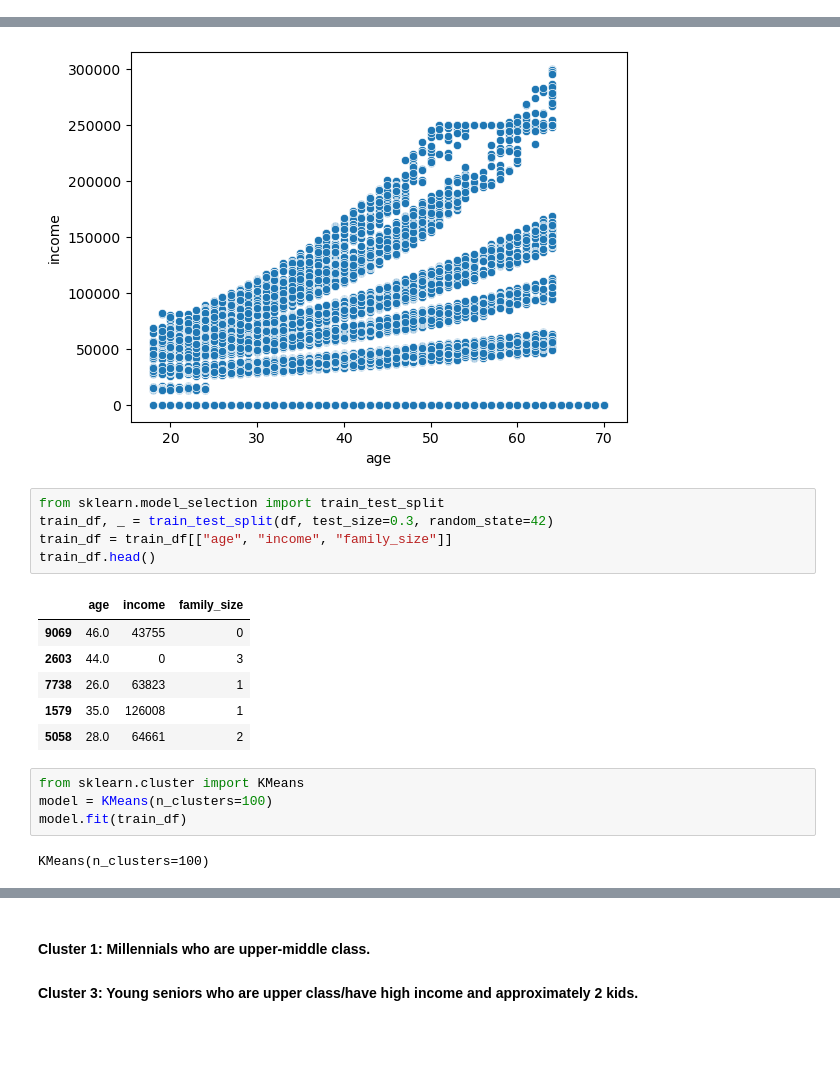
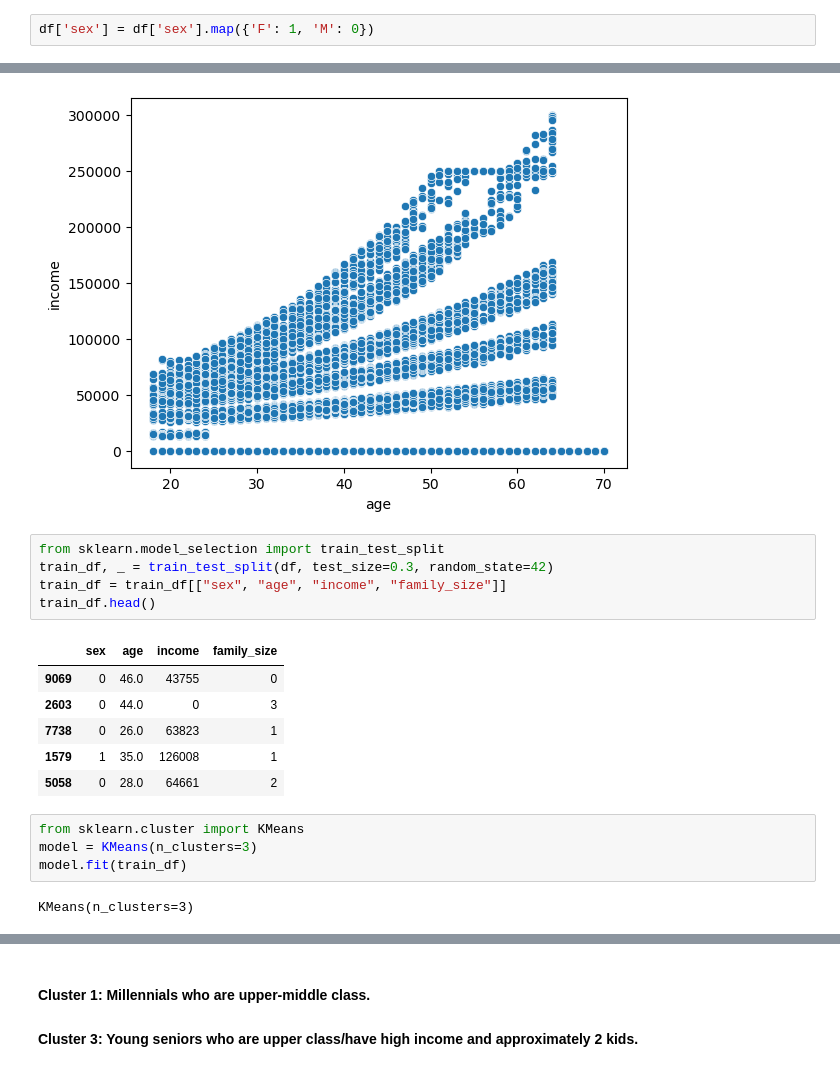
Before and after one commit to SSpindt/ML, a Jupyter notebook: Taco Bell/RFP_2_Template.ipynb, the cells around one changed output, grey strips where cells are left out. Cells and saved outputs as stored; diff of their text form; blank space fills up the shorter version.

```diff
--- a/Taco Bell/RFP_2_Template.ipynb
+++ b/Taco Bell/RFP_2_Template.ipynb
@@ -45,0 +33,2 @@ memory usage: 947.3+ KB
+# %%
+df['sex'] = df['sex'].map({'F': 1, 'M': 0})
@@ -57,21 +55,21 @@ sns.scatterplot(data=df, x='age', y='income')
 # %%
 from sklearn.model_selection import train_test_split
 train_df, _ = train_test_split(df, test_size=0.3, random_state=42)
-train_df = train_df[["age", "income", "family_size"]]
+train_df = train_df[["sex", "age", "income", "family_size"]]
 train_df.head()
 # %% [output]
-|  | age | income | family_size |
-| 9069 | 46.0 | 43755 | 0 |
-| 2603 | 44.0 | 0 | 3 |
-| 7738 | 26.0 | 63823 | 1 |
-| 1579 | 35.0 | 126008 | 1 |
-| 5058 | 28.0 | 64661 | 2 |
+|  | sex | age | income | family_size |
+| 9069 | 0 | 46.0 | 43755 | 0 |
+| 2603 | 0 | 44.0 | 0 | 3 |
+| 7738 | 0 | 26.0 | 63823 | 1 |
+| 1579 | 1 | 35.0 | 126008 | 1 |
+| 5058 | 0 | 28.0 | 64661 | 2 |
 # %%
 from sklearn.cluster import KMeans
-model = KMeans(n_clusters=100)
+model = KMeans(n_clusters=3)
 model.fit(train_df)
 # %% [output]
-KMeans(n_clusters=100)
+KMeans(n_clusters=3)
 # %%
 model.cluster_centers_
 # %% [output]
```
Also changed, not shown: parts of 4 cells of this notebook.
